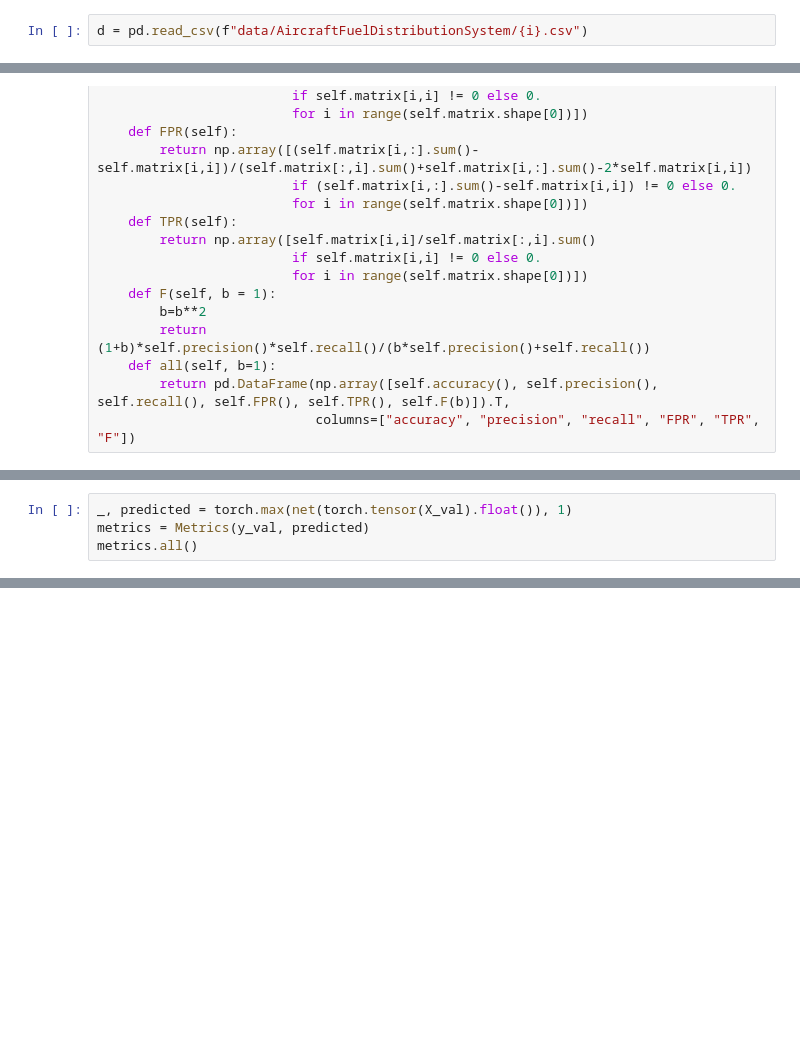
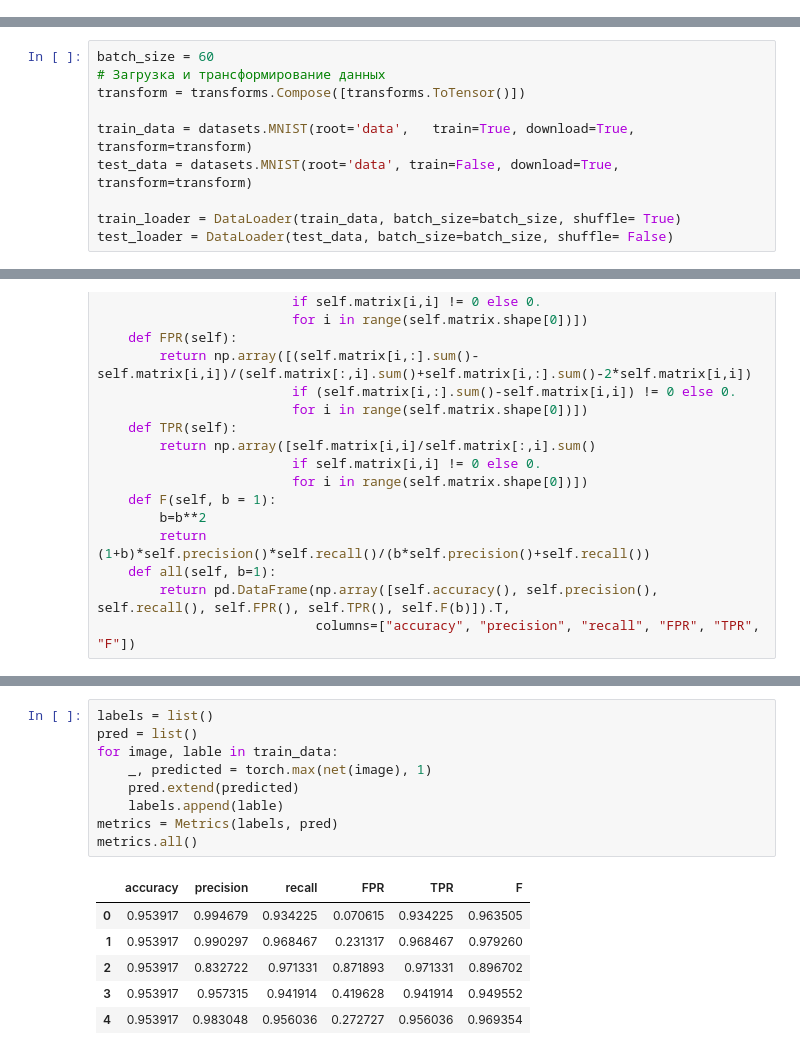
Before and after one commit to amacomm/InelSystem, a Jupyter notebook: Lab2/main.ipynb, the cells around one changed output, grey strips where cells are left out. Cells and saved outputs as stored; diff of their text form; blank space fills up the shorter version.

```diff
--- a/Lab2/main.ipynb
+++ b/Lab2/main.ipynb
@@ -27,5 +29,3 @@ def show_scattering_diagram(df, shape_1, shape_2):
 show_scattering_diagram(data[::42], 4, 8)
 # %% [output]
 [figure]
-# %%
-d = pd.read_csv(f"data/AircraftFuelDistributionSystem/{i}.csv")
@@ -77,3 +72,13 @@ test_data = CustomDataset(X_val, y_val)
 
 train_loader = DataLoader(train_data, batch_size=batch_size, shuffle= True)
 test_loader = DataLoader(test_data, batch_size=batch_size, shuffle= False)
+# %%
+batch_size = 60
+# Загрузка и трансформирование данных
+transform = transforms.Compose([transforms.ToTensor()])
+
+train_data = datasets.MNIST(root='data',   train=True, download=True, transform=transform)
+test_data = datasets.MNIST(root='data', train=False, download=True, transform=transform)
+
+train_loader = DataLoader(train_data, batch_size=batch_size, shuffle= True)
+test_loader = DataLoader(test_data, batch_size=batch_size, shuffle= False)
@@ -207,4 +227,0 @@ Text(0, 0.5, 'accuracy, %')
-# %%
-_, predicted = torch.max(net(torch.tensor(X_val).float()), 1)
-metrics = Metrics(y_val, predicted)
-metrics.all()
@@ -217,0 +250,16 @@ metrics.all()
+# %%
+labels = list()
+pred = list()
+for image, lable in train_data:
+    _, predicted = torch.max(net(image), 1)
+    pred.extend(predicted)
+    labels.append(lable)
+metrics = Metrics(labels, pred)
+metrics.all()
+# %% [output]
+|  | accuracy | precision | recall | FPR | TPR | F |
+| 0 | 0.953917 | 0.994679 | 0.934225 | 0.070615 | 0.934225 | 0.963505 |
+| 1 | 0.953917 | 0.990297 | 0.968467 | 0.231317 | 0.968467 | 0.979260 |
+| 2 | 0.953917 | 0.832722 | 0.971331 | 0.871893 | 0.971331 | 0.896702 |
+| 3 | 0.953917 | 0.957315 | 0.941914 | 0.419628 | 0.941914 | 0.949552 |
+| 4 | 0.953917 | 0.983048 | 0.956036 | 0.272727 | 0.956036 | 0.969354 |
```
Also changed, not shown: parts of 12 cells of this notebook, 10 other files.
